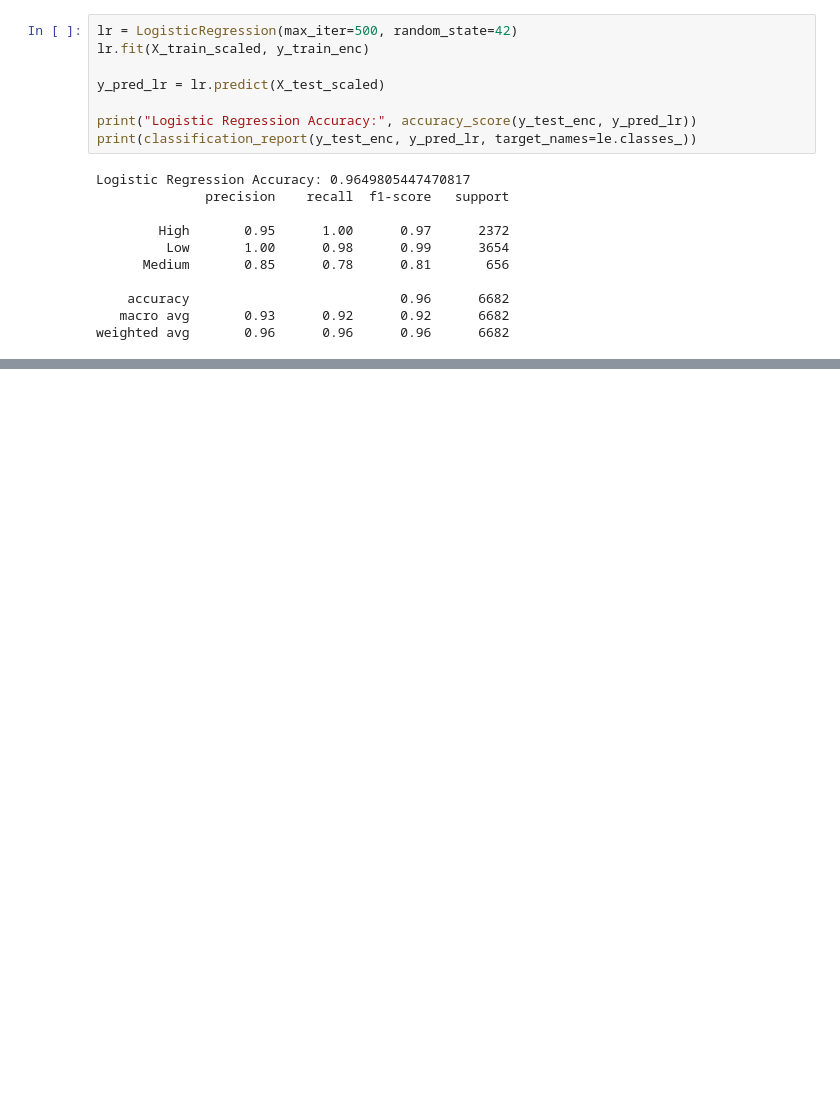
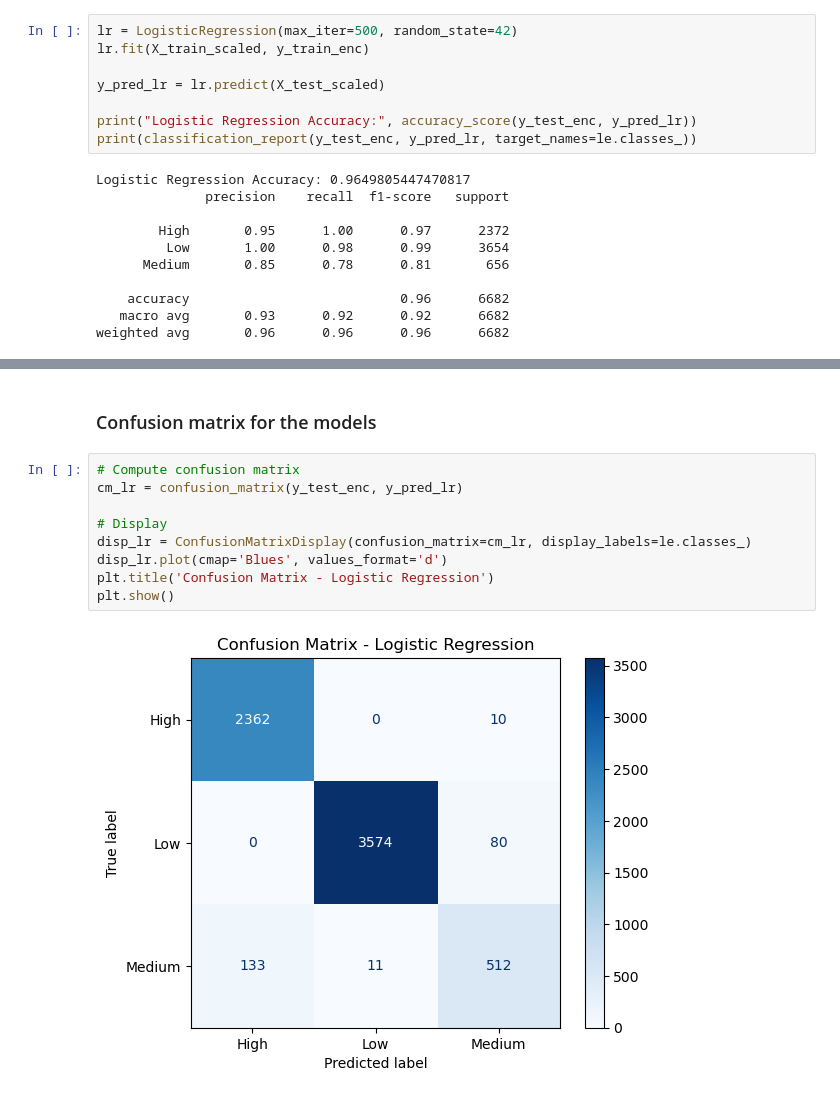
Before and after one commit to tolly00/capstone-project, a Jupyter notebook: Single-station_Trained_Model.ipynb, the cells around one changed output, grey strips where cells are left out. Cells and saved outputs as stored; diff of their text form; blank space fills up the shorter version.

```diff
--- a/Single-station_Trained_Model.ipynb
+++ b/Single-station_Trained_Model.ipynb
@@ -353,0 +377,13 @@ weighted avg       0.96      0.96      0.96      6682
+# %% [markdown]
+### Confusion matrix for the models
+# %%
+# Compute confusion matrix
+cm_lr = confusion_matrix(y_test_enc, y_pred_lr)
+
+# Display
+disp_lr = ConfusionMatrixDisplay(confusion_matrix=cm_lr, display_labels=le.classes_)
+disp_lr.plot(cmap='Blues', values_format='d')
+plt.title('Confusion Matrix - Logistic Regression')
+plt.show()
+# %% [output]
+[figure, added]
```
Also changed, not shown: parts of 8 cells of this notebook.
